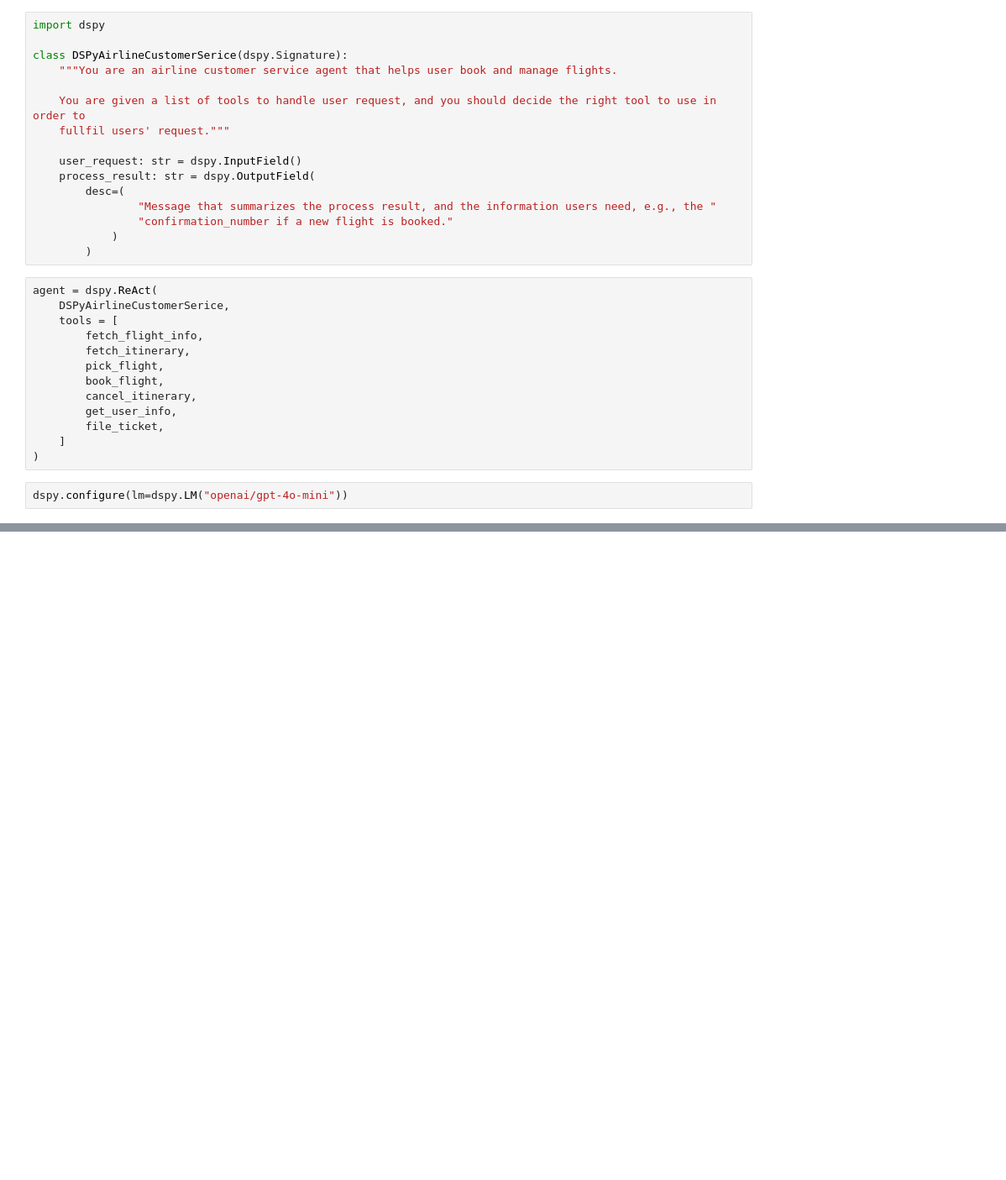
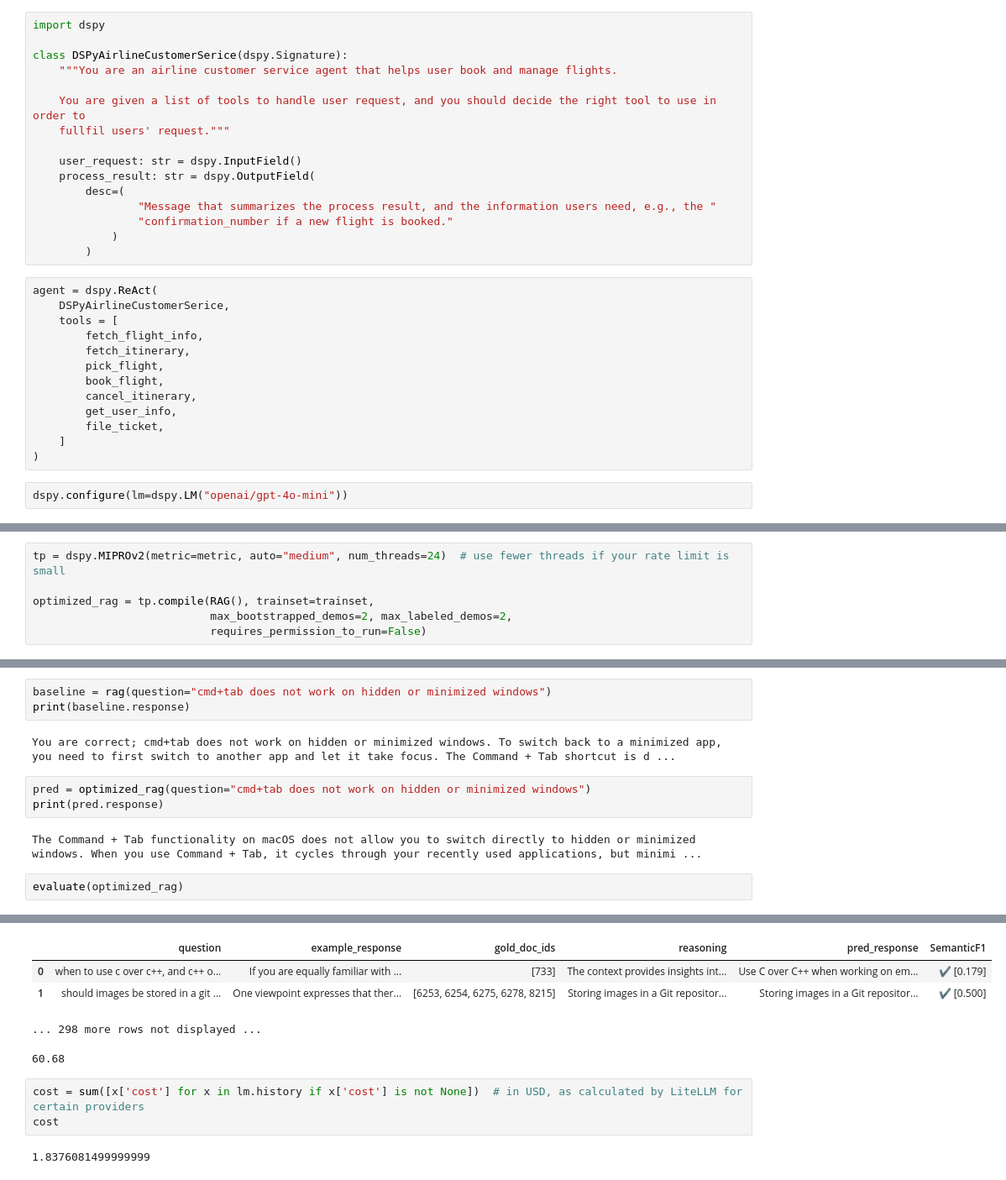
Before and after one commit to mlb2007/ai_tutorial_2025, a Jupyter notebook: session-2/tutorial_dspy.ipynb, the cells around one changed output, grey strips where cells are left out. Shown at 84% size. Saved outputs shown, nothing was run; the diff lists cells and outputs as text; blank space fills up the shorter version.

```diff
--- a/session-2/tutorial_dspy.ipynb
+++ b/session-2/tutorial_dspy.ipynb
@@ -211,0 +455,6 @@ Prediction(
+# %%
+tp = dspy.MIPROv2(metric=metric, auto="medium", num_threads=24)  # use fewer threads if your rate limit is small
+
+optimized_rag = tp.compile(RAG(), trainset=trainset,
+                           max_bootstrapped_demos=2, max_labeled_demos=2,
+                           requires_permission_to_run=False)
@@ -211,0 +500,13 @@ Prediction(
+# %%
+baseline = rag(question="cmd+tab does not work on hidden or minimized windows")
+print(baseline.response)
+# %% [output]
+You are correct; cmd+tab does not work on hidden or minimized windows. To switch back to a minimized app, you need to first switch to another app and let it take focus. The Command + Tab shortcut is d ...
+# %%
+pred = optimized_rag(question="cmd+tab does not work on hidden or minimized windows")
+print(pred.response)
+# %% [output]
+The Command + Tab functionality on macOS does not allow you to switch directly to hidden or minimized windows. When you use Command + Tab, it cycles through your recently used applications, but minimi ...
+# %%
+evaluate(optimized_rag)
+# %% [output]
@@ -211,0 +514,10 @@ Prediction(
+|  | question | example_response | gold_doc_ids | reasoning | pred_response | SemanticF1 |
+| 0 | when to use c over c++, and c++ o... | If you are equally familiar with ... | [733] | The context provides insights int... | Use C over C++ when working on em... | ✔️ [0.179] |
+| 1 | should images be stored in a git ... | One viewpoint expresses that ther... | [6253, 6254, 6275, 6278, 8215] | Storing images in a Git repositor... | Storing images in a Git repositor... | ✔️ [0.500] |
+... 298 more rows not displayed ...
+60.68
+# %%
+cost = sum([x['cost'] for x in lm.history if x['cost'] is not None])  # in USD, as calculated by LiteLLM for certain providers
+cost
+# %% [output]
+1.8376081499999999
```
Also changed, not shown: parts of 24 cells of this notebook, 5 other files.
